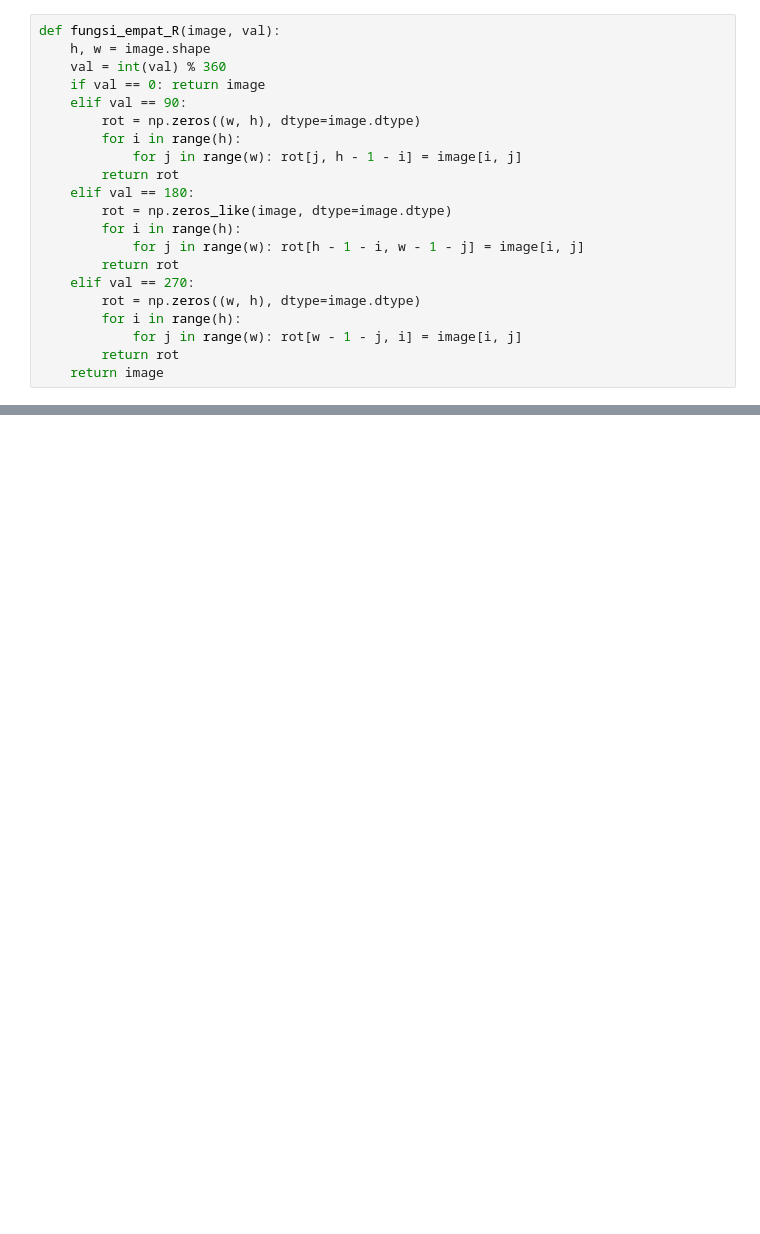
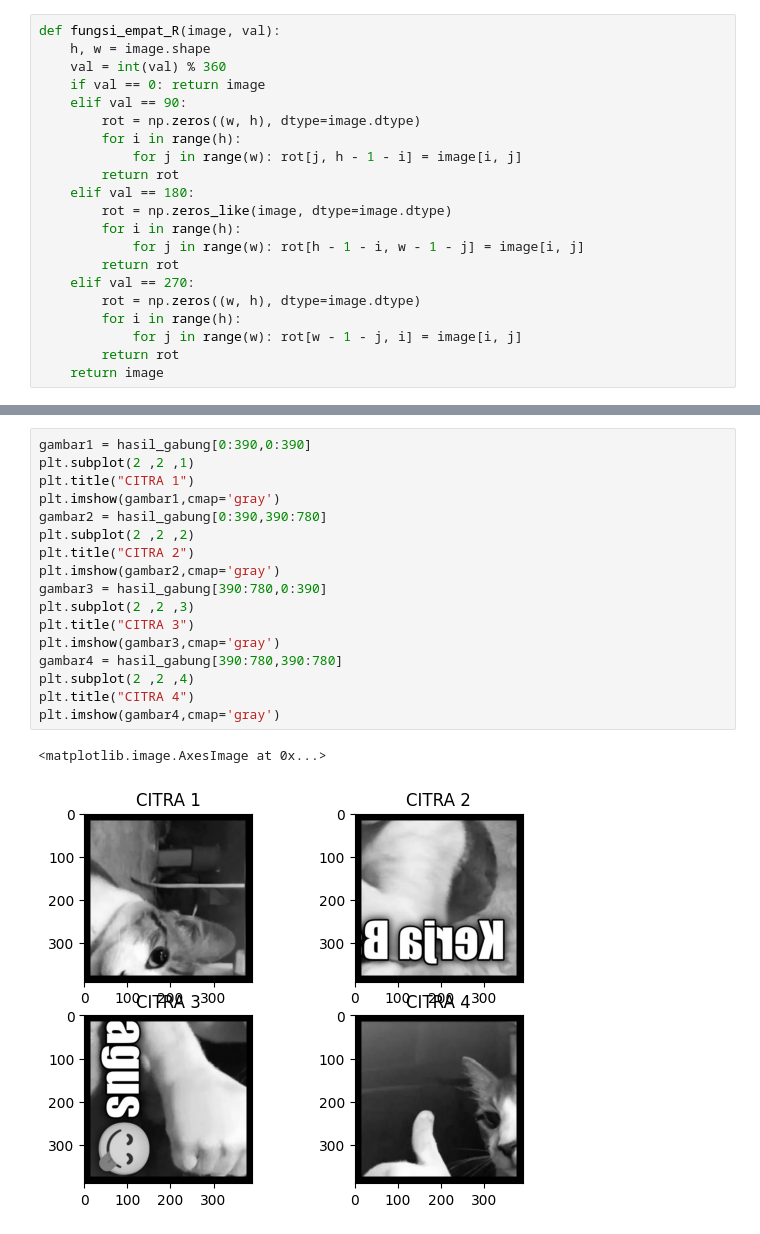
Before and after one commit to praktikum-pcd-2026/kelompok6-jurnal-modul-1-wimarprakasa130-del, a Jupyter notebook: mod1.ipynb, the cells around one changed output, grey strips where cells are left out. Saved outputs shown, nothing was run; the diff lists cells and outputs as text; blank space fills up the shorter version.

```diff
--- a/mod1.ipynb
+++ b/mod1.ipynb
@@ -43,0 +74,20 @@ plt.imshow(rot1)
+# %%
+gambar1 = hasil_gabung[0:390,0:390]
+plt.subplot(2 ,2 ,1)
+plt.title("CITRA 1")
+plt.imshow(gambar1,cmap='gray')
+gambar2 = hasil_gabung[0:390,390:780]
+plt.subplot(2 ,2 ,2)
+plt.title("CITRA 2")
+plt.imshow(gambar2,cmap='gray')
+gambar3 = hasil_gabung[390:780,0:390]
+plt.subplot(2 ,2 ,3)
+plt.title("CITRA 3")
+plt.imshow(gambar3,cmap='gray')
+gambar4 = hasil_gabung[390:780,390:780]
+plt.subplot(2 ,2 ,4)
+plt.title("CITRA 4")
+plt.imshow(gambar4,cmap='gray')
+# %% [output]
+<matplotlib.image.AxesImage at 0x...>
+[figure, added]
```
Also changed, not shown: parts of 17 cells of this notebook.
